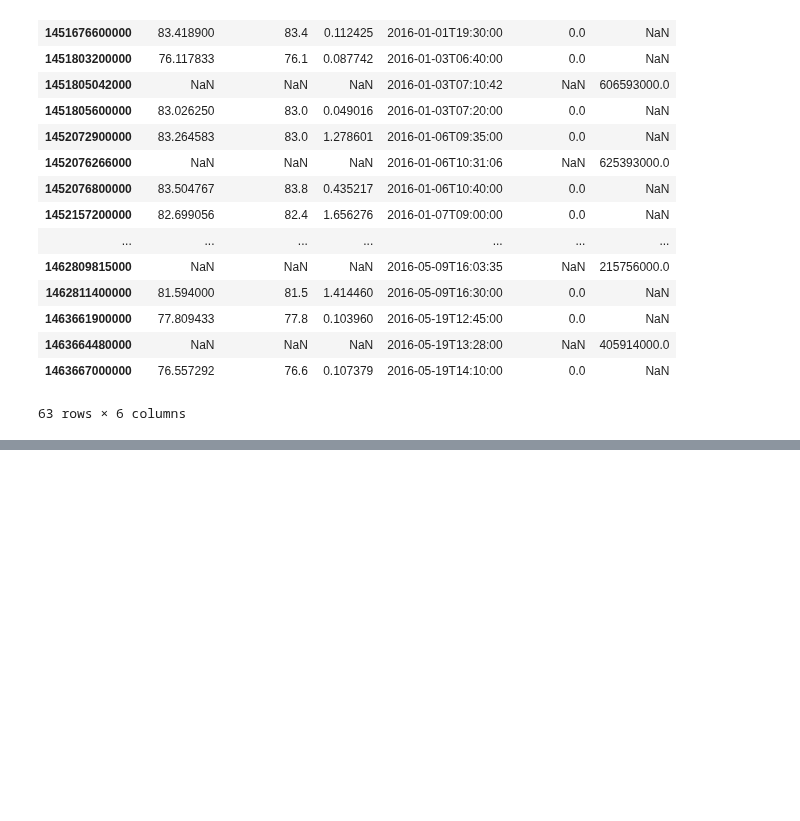
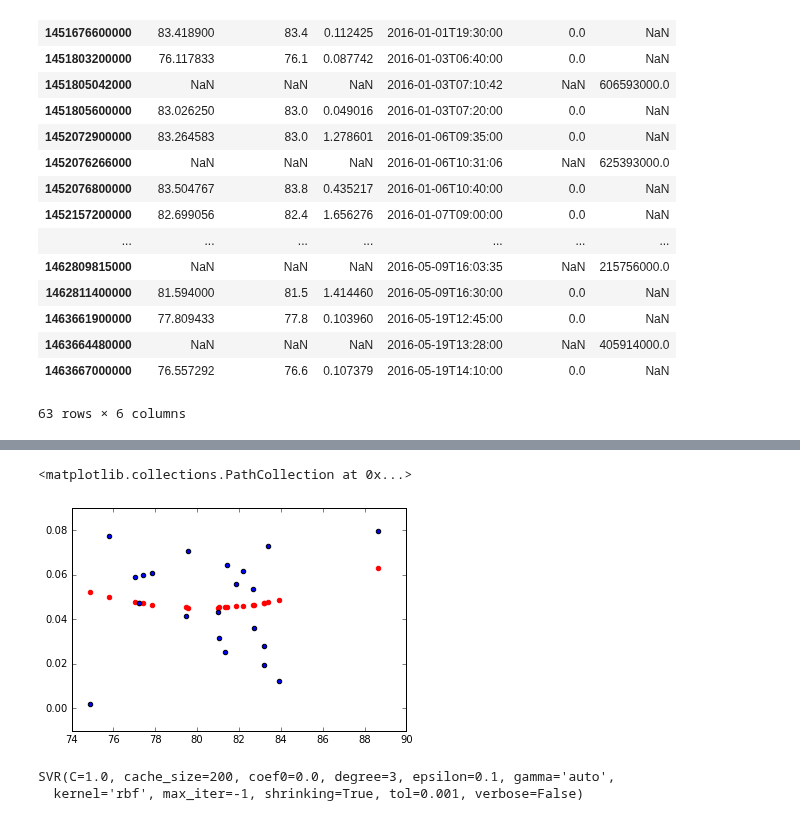
Before and after one commit to ATLAS-Analytics/AnalyticsNotebooks, a Jupyter notebook: Xinran/Xinran3.ipynb, the cells around one changed output, grey strips where cells are left out. Drawn from its saved outputs; the diff is of its cells as text; code cells hidden in the pictures; blank space fills up the shorter version.

```diff
--- a/Xinran/Xinran3.ipynb
+++ b/Xinran/Xinran3.ipynb
@@ -352,0 +475,50 @@ p
+# %%
+fig, ax = plt.subplots()
+fit = np.polyfit(dm, tp, deg=2)
+ax.scatter(dm, fit[0] * dm * dm + fit[1] * dm + fit[2], color='red')
+ax.scatter(dm, tp)
+# %% [output]
+<matplotlib.collections.PathCollection at 0x...>
+[figure, added]
+# %%
+from sklearn import svm
+# X = [[0, 0], [1, 1], [1, 1.2], [0.5, 0.8]]
+#y = [1.2, 2.2]
+clf = svm.SVR()
+
+# input_dm = dm
+# input_pl = pl
+# output_tp = tp
+
+# type(input_dm)
+
+# f = clf.fit(X, y)
+# print(f)
+
+tp2 = tp * 1024 * 1024 * 1024 * 8
+
+X = []
+y = []
+# for r in range(21):
+#     X.append([dm.iloc[r], pl.iloc[r]])
+#     y.append(tp2.iloc[r])
+
+for r in range(21):
+    X.append([dm.iloc[r], dm.iloc[r]])
+    y.append(tp2.iloc[r])
+
+# clf.fit(X, y)
+
+# for r in range(21):
+#     X.append([dm.iloc[r]])
+#     y.append(tp2.iloc[r])
+
+# clf.fit(X, y)
+
+# X = [[0,1], [1,2], [2,3], [3,4], [4,5]]
+# y = [0.55, 1.45, 2.5, 3.4, 4.6]
+
+clf.fit(X, y)
+# %% [output]
+SVR(C=1.0, cache_size=200, coef0=0.0, degree=3, epsilon=0.1, gamma='auto',
+  kernel='rbf', max_iter=-1, shrinking=True, tol=0.001, verbose=False)
```
Also changed, not shown: parts of 22 cells of this notebook, 8 other files.
